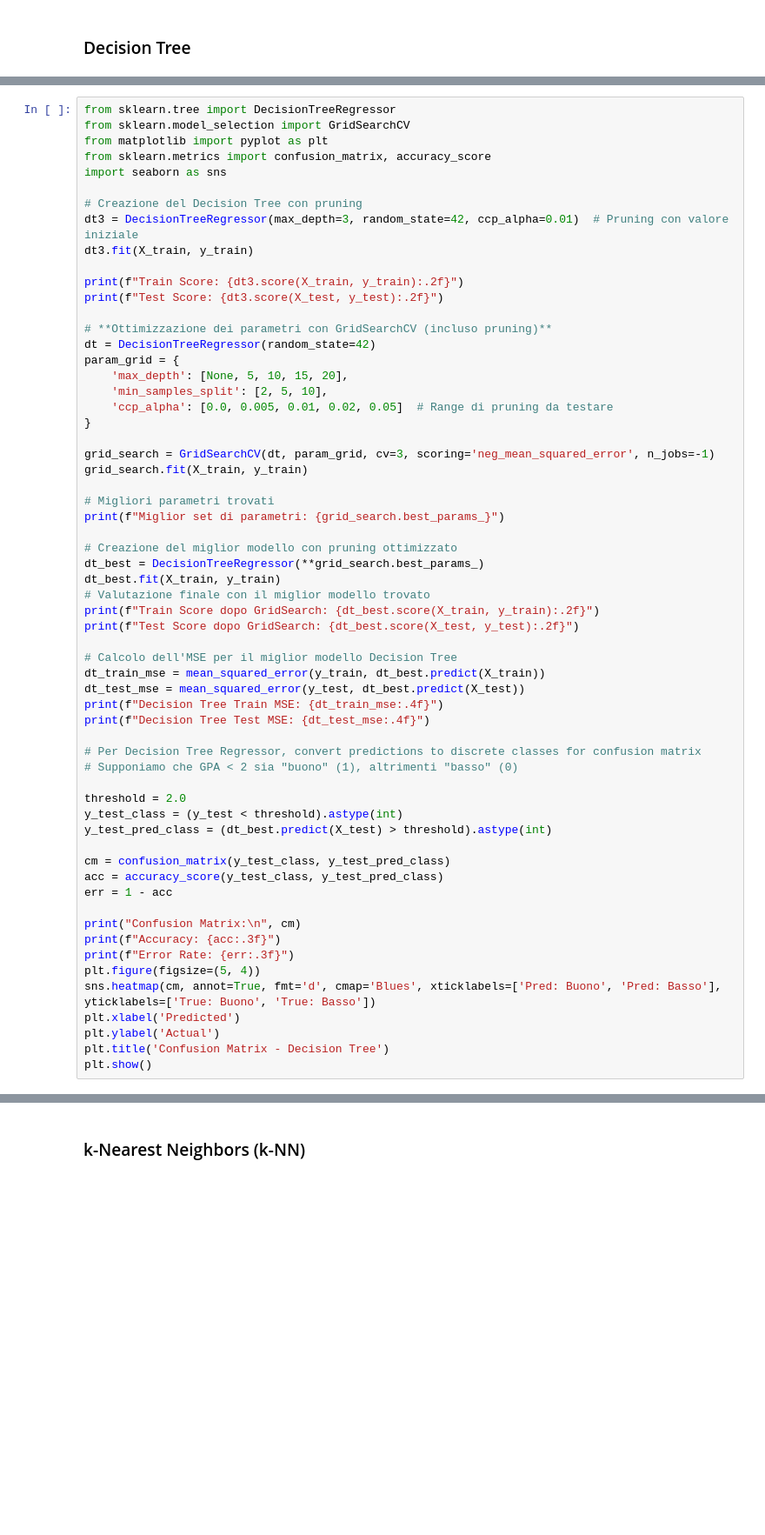
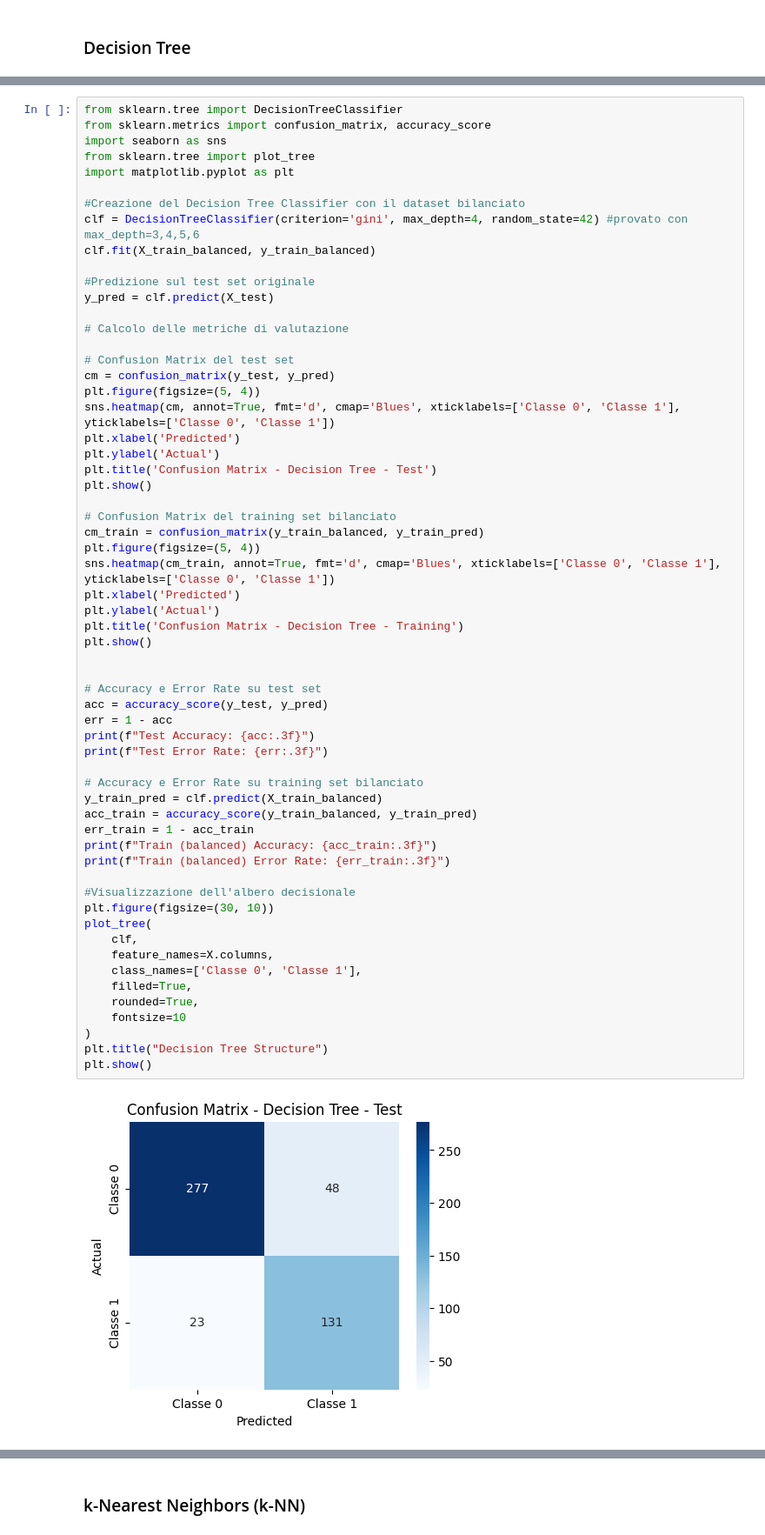
Before and after one commit to IsabellaCerasuolo/Data_Mining, a Jupyter notebook: DM_project_stud_perf.ipynb, the cells around one changed output, grey strips where cells are left out. Shown at 87% size. Drawn from its saved outputs; the diff is of its cells as text; blank space fills up the shorter version.

```diff
--- a/DM_project_stud_perf.ipynb
+++ b/DM_project_stud_perf.ipynb
@@ -307,62 +374,62 @@ Dai risultati ottenuti dalla regressione lineare, possiamo osservare che l'MSE s
 # %%
-from sklearn.tree import DecisionTreeRegressor
-from sklearn.model_selection import GridSearchCV
-from matplotlib import pyplot as plt
+from sklearn.tree import DecisionTreeClassifier
 from sklearn.metrics import confusion_matrix, accuracy_score
 import seaborn as sns
+from sklearn.tree import plot_tree
+import matplotlib.pyplot as plt
 
-# Creazione del Decision Tree con pruning
-dt3 = DecisionTreeRegressor(max_depth=3, random_state=42, ccp_alpha=0.01)  # Pruning con valore iniziale
-dt3.fit(X_train, y_train)
+#Creazione del Decision Tree Classifier con il dataset bilanciato
+clf = DecisionTreeClassifier(criterion='gini', max_depth=4, random_state=42) #provato con max_depth=3,4,5,6
+clf.fit(X_train_balanced, y_train_balanced)
 
-print(f"Train Score: {dt3.score(X_train, y_train):.2f}")
-print(f"Test Score: {dt3.score(X_test, y_test):.2f}")
+#Predizione sul test set originale
+y_pred = clf.predict(X_test)
 
-# **Ottimizzazione dei parametri con GridSearchCV (incluso pruning)**
-dt = DecisionTreeRegressor(random_state=42)
-param_grid = {
-    'max_depth': [None, 5, 10, 15, 20],
-    'min_samples_split': [2, 5, 10],
-    'ccp_alpha': [0.0, 0.005, 0.01, 0.02, 0.05]  # Range di pruning da testare
-}
+# Calcolo delle metriche di valutazione
 
-grid_search = GridSearchCV(dt, param_grid, cv=3, scoring='neg_mean_squared_error', n_jobs=-1)
-grid_search.fit(X_train, y_train)
-
-# Migliori parametri trovati
-print(f"Miglior set di parametri: {grid_search.best_params_}")
-
-# Creazione del miglior modello con pruning ottimizzato
-dt_best = DecisionTreeRegressor(**grid_search.best_params_)
-dt_best.fit(X_train, y_train)
-# Valutazione finale con il miglior modello trovato
-print(f"Train Score dopo GridSearch: {dt_best.score(X_train, y_train):.2f}")
-print(f"Test Score dopo GridSearch: {dt_best.score(X_test, y_test):.2f}")
-
-# Calcolo dell'MSE per il miglior modello Decision Tree
-dt_train_mse = mean_squared_error(y_train, dt_best.predict(X_train))
-dt_test_mse = mean_squared_error(y_test, dt_best.predict(X_test))
-print(f"Decision Tree Train MSE: {dt_train_mse:.4f}")
-print(f"Decision Tree Test MSE: {dt_test_mse:.4f}")
-
-# Per Decision Tree Regressor, convert predictions to discrete classes for confusion matrix
-# Supponiamo che GPA < 2 sia "buono" (1), altrimenti "basso" (0)
-
-threshold = 2.0
-y_test_class = (y_test < threshold).astype(int)
-y_test_pred_class = (dt_best.predict(X_test) > threshold).astype(int)
-
-cm = confusion_matrix(y_test_class, y_test_pred_class)
-acc = accuracy_score(y_test_class, y_test_pred_class)
-err = 1 - acc
-
-print("Confusion Matrix:\n", cm)
-print(f"Accuracy: {acc:.3f}")
-print(f"Error Rate: {err:.3f}")
+# Confusion Matrix del test set
+cm = confusion_matrix(y_test, y_pred)
 plt.figure(figsize=(5, 4))
-sns.heatmap(cm, annot=True, fmt='d', cmap='Blues', xticklabels=['Pred: Buono', 'Pred: Basso'], yticklabels=['True: Buono', 'True: Basso'])
+sns.heatmap(cm, annot=True, fmt='d', cmap='Blues', xticklabels=['Classe 0', 'Classe 1'], yticklabels=['Classe 0', 'Classe 1'])
 plt.xlabel('Predicted')
 plt.ylabel('Actual')
-plt.title('Confusion Matrix - Decision Tree')
+plt.title('Confusion Matrix - Decision Tree - Test')
 plt.show()
+
+# Confusion Matrix del training set bilanciato
+cm_train = confusion_matrix(y_train_balanced, y_train_pred)
+plt.figure(figsize=(5, 4))
+sns.heatmap(cm_train, annot=True, fmt='d', cmap='Blues', xticklabels=['Classe 0', 'Classe 1'], yticklabels=['Classe 0', 'Classe 1'])
+plt.xlabel('Predicted')
+plt.ylabel('Actual')
+plt.title('Confusion Matrix - Decision Tree - Training')
+plt.show()
+
+
+# Accuracy e Error Rate su test set
+acc = accuracy_score(y_test, y_pred)
+err = 1 - acc
+print(f"Test Accuracy: {acc:.3f}")
+print(f"Test Error Rate: {err:.3f}")
+
+# Accuracy e Error Rate su training set bilanciato
+y_train_pred = clf.predict(X_train_balanced)
+acc_train = accuracy_score(y_train_balanced, y_train_pred)
+err_train = 1 - acc_train
+print(f"Train (balanced) Accuracy: {acc_train:.3f}")
+print(f"Train (balanced) Error Rate: {err_train:.3f}")
+
+#Visualizzazione dell'albero decisionale
+plt.figure(figsize=(30, 10))
+plot_tree(
+    clf,
+    feature_names=X.columns,
+    class_names=['Classe 0', 'Classe 1'],
+    filled=True,
+    rounded=True,
+    fontsize=10
+)
+plt.title("Decision Tree Structure")
+plt.show()
 # %% [output]
+[figure, new version]
```
Also changed, not shown: parts of 32 cells of this notebook.
